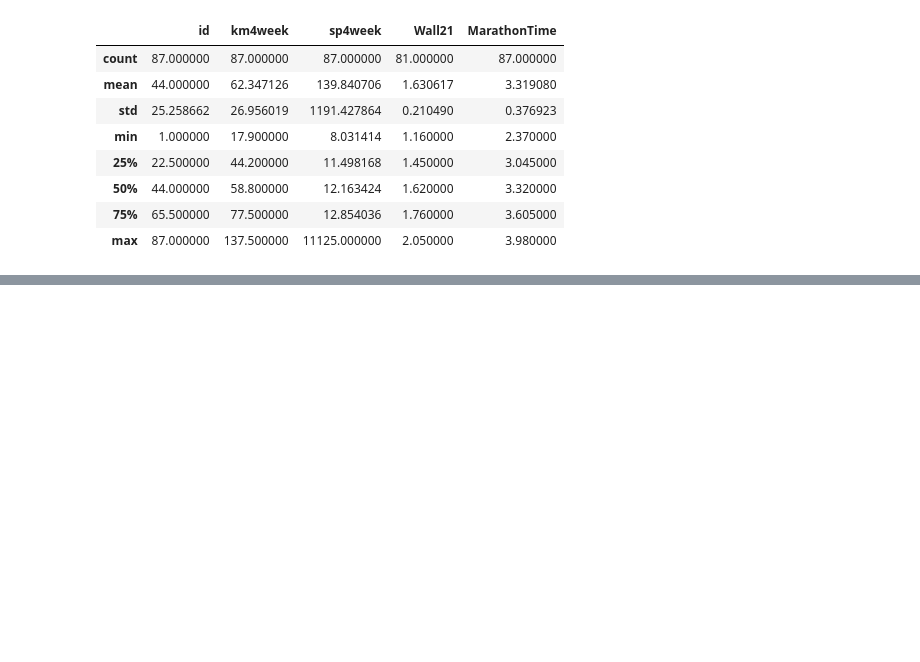
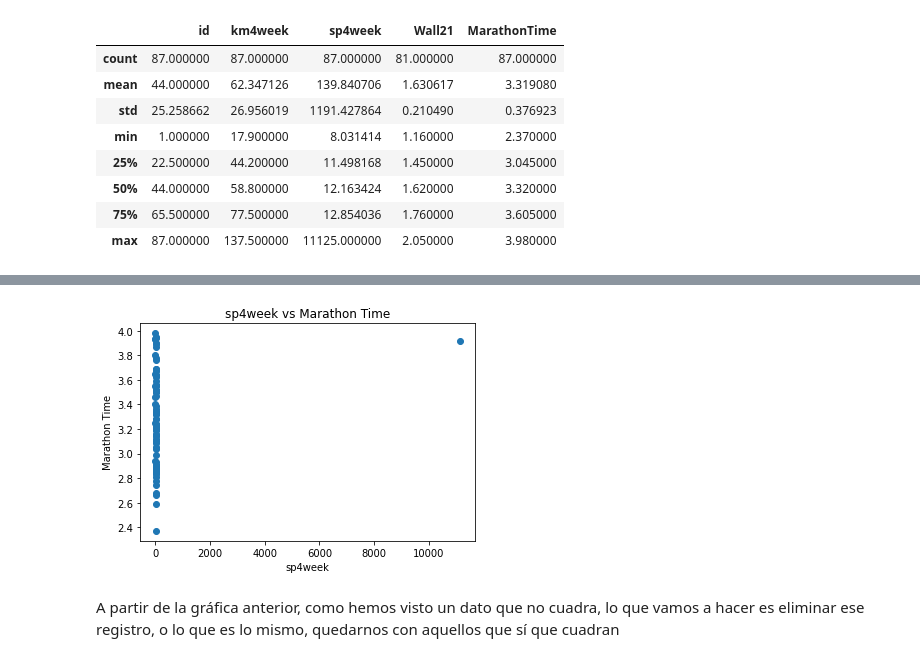
Before and after one commit to javilledo/MachineLearning, a Jupyter notebook: PredicciónTiempoMaratón_RegresiónLineal.ipynb, the cells around one changed output, grey strips where cells are left out. Drawn from its saved outputs; the diff is of its cells as text; code cells hidden in the pictures; blank space fills up the shorter version.

```diff
--- a/PredicciónTiempoMaratón_RegresiónLineal.ipynb
+++ b/PredicciónTiempoMaratón_RegresiónLineal.ipynb
@@ -117,0 +269,10 @@ datos_maraton.describe()
+# %%
+plt.scatter(x = datos_maraton['sp4week'], y = datos_maraton['MarathonTime'])
+plt.title('sp4week vs Marathon Time')
+plt.xlabel('sp4week')
+plt.ylabel('Marathon Time')
+plt.show()
+# %% [output]
+[figure, added]
+# %% [markdown]
+A partir de la gráfica anterior, como hemos visto un dato que no cuadra, lo que vamos a hacer es eliminar ese registro, o lo que es lo mismo, quedarnos con aquellos que sí que cuadran
```
Also changed, not shown: parts of 21 cells of this notebook.
